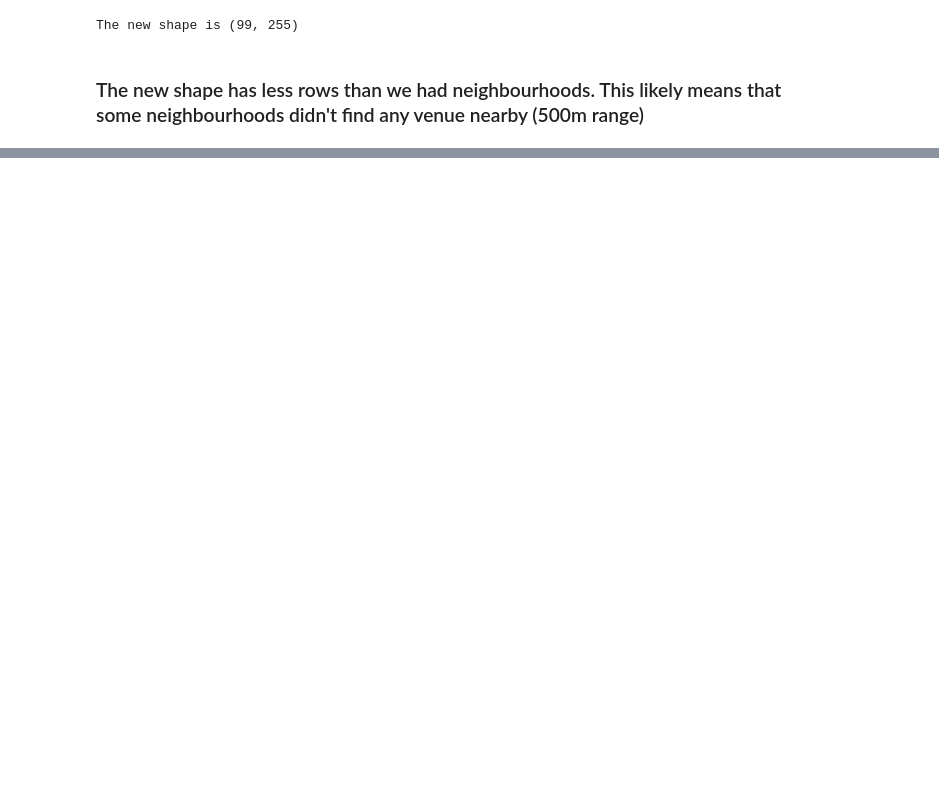
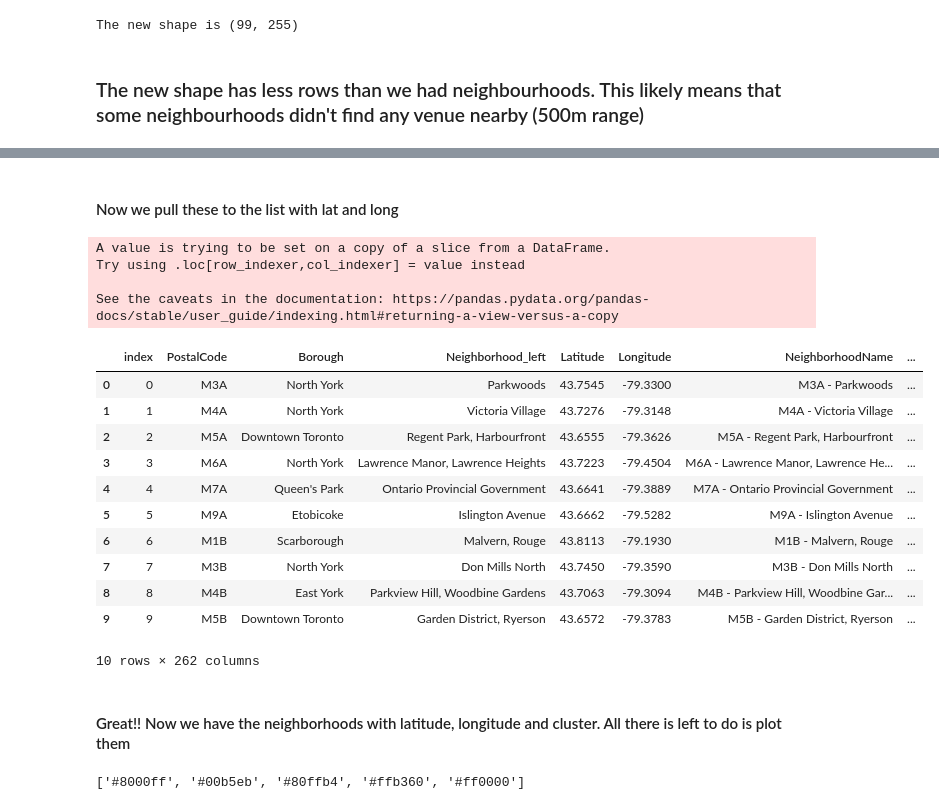
Before and after one commit to jrkumelys/Coursera_Capstone, a Jupyter notebook: Toronto Neighborhoods.ipynb, the cells around one changed output, grey strips where cells are left out. Cells and saved outputs as stored; diff of their text form; code cells hidden in the pictures; blank space fills up the shorter version.

```diff
--- a/Toronto Neighborhoods.ipynb
+++ b/Toronto Neighborhoods.ipynb
@@ -508,0 +540,11 @@ The new shape is (99, 255)
+# %%
+# set number of clusters
+kclusters = 5
+
+toronto_grouped_clustering = toronto_grouped.drop('NeighborhoodName', 1)
+
+# run k-means clustering
+kmeans = KMeans(n_clusters=kclusters, random_state=0).fit(toronto_grouped_clustering)
+
+# check cluster labels generated for each row in the dataframe
+kmeans.labels_
@@ -508,0 +563,4 @@ The new shape is (99, 255)
+# %%
+toronto_grouped_clustering2 = toronto_grouped[:]
+toronto_grouped_clustering2['ClusterNumber'] = kmeans.labels_
+toronto_grouped_clustering2.head(5)
@@ -508,0 +580,40 @@ The new shape is (99, 255)
+# %% [markdown]
+#### Now we pull these to the list with lat and long
+# %%
+# toronto_df_latlong_fixed
+
+toronto_merged = toronto_df_latlong_fixed[:]
+toronto_merged['NeighborhoodName'] = toronto_merged['PostalCode'] + " - " + toronto_merged['Neighborhood']
+
+toronto_merged = toronto_merged.join(toronto_grouped_clustering2.set_index('NeighborhoodName'), on='NeighborhoodName', how='right', lsuffix='_left', rsuffix='_right')
+
+toronto_merged.head(10) # check the last columns!
+# %% [output]
+A value is trying to be set on a copy of a slice from a DataFrame.
+Try using .loc[row_indexer,col_indexer] = value instead
+
+See the caveats in the documentation: https://pandas.pydata.org/pandas-docs/stable/user_guide/indexing.html#returning-a-view-versus-a-copy
+|  | index | PostalCode | Borough | Neighborhood_left | Latitude | Longitude | NeighborhoodName | ... |
+| 0 | 0 | M3A | North York | Parkwoods | 43.7545 | -79.3300 | M3A - Parkwoods | ... |
+| 1 | 1 | M4A | North York | Victoria Village | 43.7276 | -79.3148 | M4A - Victoria Village | ... |
+| 2 | 2 | M5A | Downtown Toronto | Regent Park, Harbourfront | 43.6555 | -79.3626 | M5A - Regent Park, Harbourfront | ... |
+| 3 | 3 | M6A | North York | Lawrence Manor, Lawrence Heights | 43.7223 | -79.4504 | M6A - Lawrence Manor, Lawrence He... | ... |
+| 4 | 4 | M7A | Queen's Park | Ontario Provincial Government | 43.6641 | -79.3889 | M7A - Ontario Provincial Government | ... |
+| 5 | 5 | M9A | Etobicoke | Islington Avenue | 43.6662 | -79.5282 | M9A - Islington Avenue | ... |
+| 6 | 6 | M1B | Scarborough | Malvern, Rouge | 43.8113 | -79.1930 | M1B - Malvern, Rouge | ... |
+| 7 | 7 | M3B | North York | Don Mills North | 43.7450 | -79.3590 | M3B - Don Mills North | ... |
+| 8 | 8 | M4B | East York | Parkview Hill, Woodbine Gardens | 43.7063 | -79.3094 | M4B - Parkview Hill, Woodbine Gar... | ... |
+| 9 | 9 | M5B | Downtown Toronto | Garden District, Ryerson | 43.6572 | -79.3783 | M5B - Garden District, Ryerson | ... |
+10 rows × 262 columns
+# %% [markdown]
+#### Great!! Now we have the neighborhoods with latitude, longitude and cluster. All there is left to do is plot them
+# %%
+# Let's define some colors
+
+x = np.arange(kclusters)
+colors_array = cm.rainbow(np.linspace(0, 1, len(x)))
+colors_array
+rainbow = [colors.rgb2hex(i) for i in colors_array]
+rainbow
+# %% [output]
+['#8000ff', '#00b5eb', '#80ffb4', '#ffb360', '#ff0000']
```
Also changed, not shown: parts of 12 cells of this notebook.
